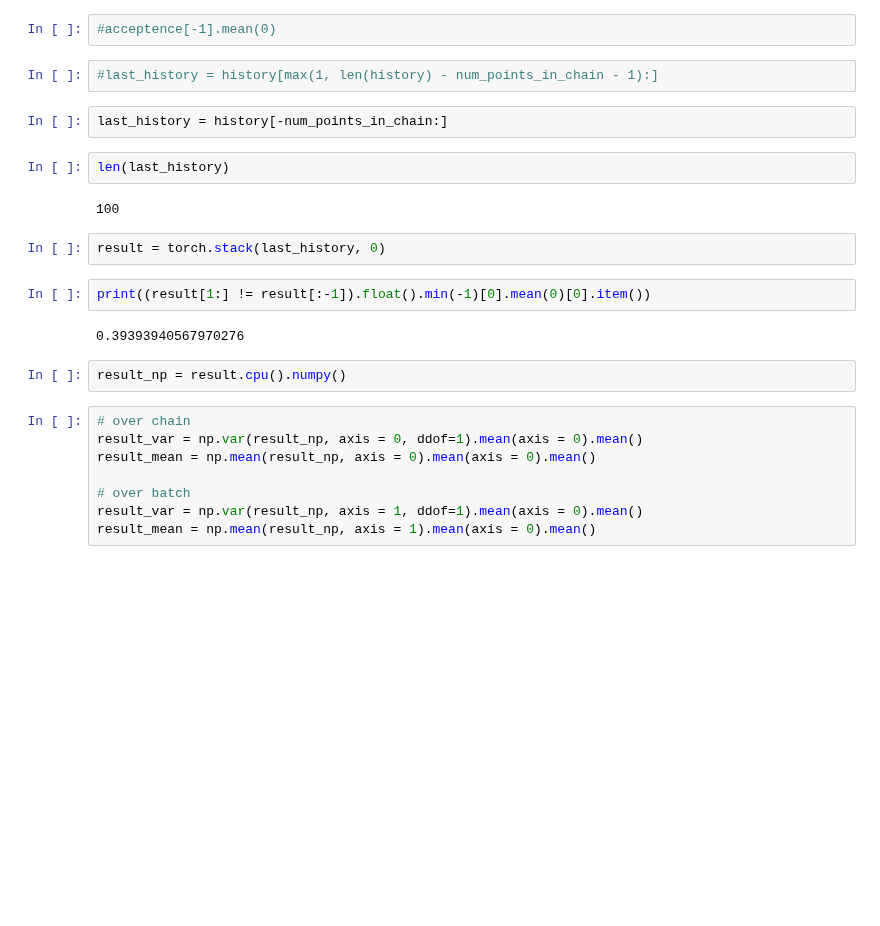
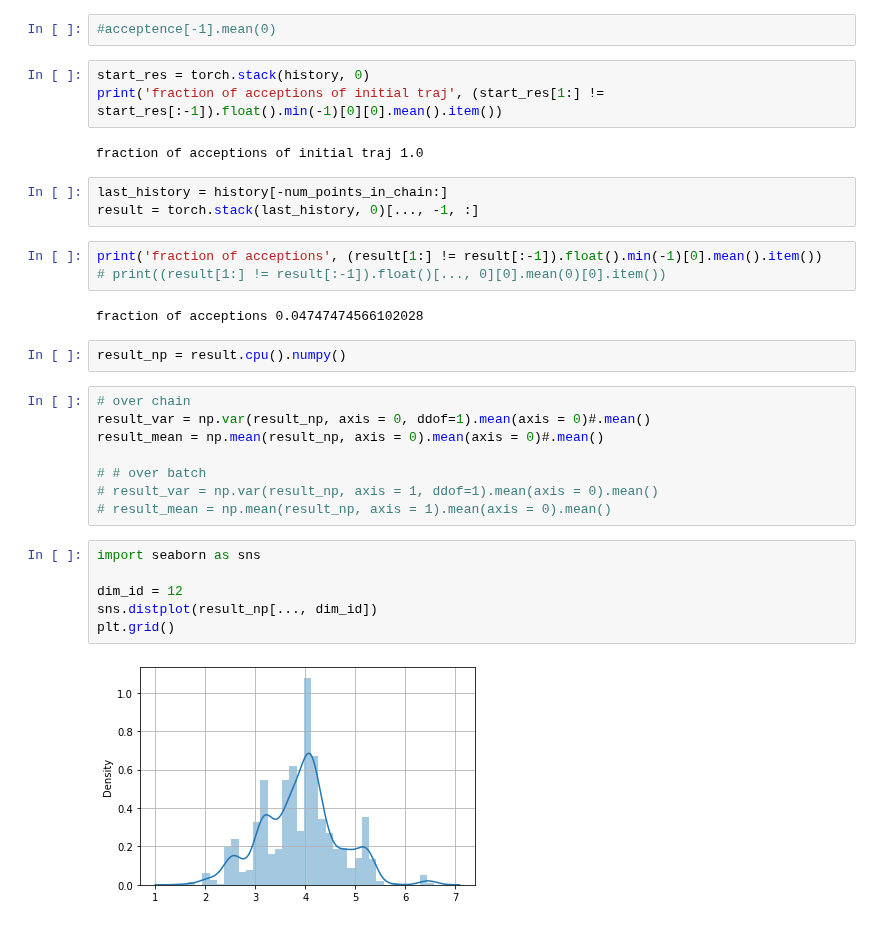
Before and after one commit to premolab/gans_sampling, a Jupyter notebook: notebooks/testing_stuff.ipynb, the cells around one changed output. Saved outputs shown, nothing was run; the diff lists cells and outputs as text; blank space fills up the shorter version.

```diff
--- a/notebooks/testing_stuff.ipynb
+++ b/notebooks/testing_stuff.ipynb
@@ -219,27 +121,34 @@ history, acceptence = citerais_ula_dynamics(start,
 # plt.savefig('../../accept_rate.png')
 # %%
 #acceptence[-1].mean(0)
-# %%
-#last_history = history[max(1, len(history) - num_points_in_chain - 1):]
+# %%
+start_res = torch.stack(history, 0)
+print('fraction of acceptions of initial traj', (start_res[1:] != start_res[:-1]).float().min(-1)[0][0].mean().item())
+# %% [output]
+fraction of acceptions of initial traj 1.0
 # %%
 last_history = history[-num_points_in_chain:]
+result = torch.stack(last_history, 0)[..., -1, :]
-# %%
-len(last_history)
-# %% [output]
-100
-# %%
-result = torch.stack(last_history, 0)
 # %%
-print((result[1:] != result[:-1]).float().min(-1)[0].mean(0)[0].item())
+print('fraction of acceptions', (result[1:] != result[:-1]).float().min(-1)[0].mean().item())
+# print((result[1:] != result[:-1]).float()[..., 0][0].mean(0)[0].item())
 # %% [output]
-0.39393940567970276
+fraction of acceptions 0.04747474566102028
 # %%
 result_np = result.cpu().numpy()
 # %%
 # over chain
-result_var = np.var(result_np, axis = 0, ddof=1).mean(axis = 0).mean()
-result_mean = np.mean(result_np, axis = 0).mean(axis = 0).mean()
+result_var = np.var(result_np, axis = 0, ddof=1).mean(axis = 0)#.mean()
+result_mean = np.mean(result_np, axis = 0).mean(axis = 0)#.mean()
 
-# over batch
-result_var = np.var(result_np, axis = 1, ddof=1).mean(axis = 0).mean()
-result_mean = np.mean(result_np, axis = 1).mean(axis = 0).mean()
+# # over batch
+# result_var = np.var(result_np, axis = 1, ddof=1).mean(axis = 0).mean()
+# result_mean = np.mean(result_np, axis = 1).mean(axis = 0).mean()
+# %%
+import seaborn as sns
+
+dim_id = 12
+sns.distplot(result_np[..., dim_id])
+plt.grid()
+# %% [output]
+[figure, added]
```
Also changed, not shown: parts of 27 cells of this notebook, 2 other files.
